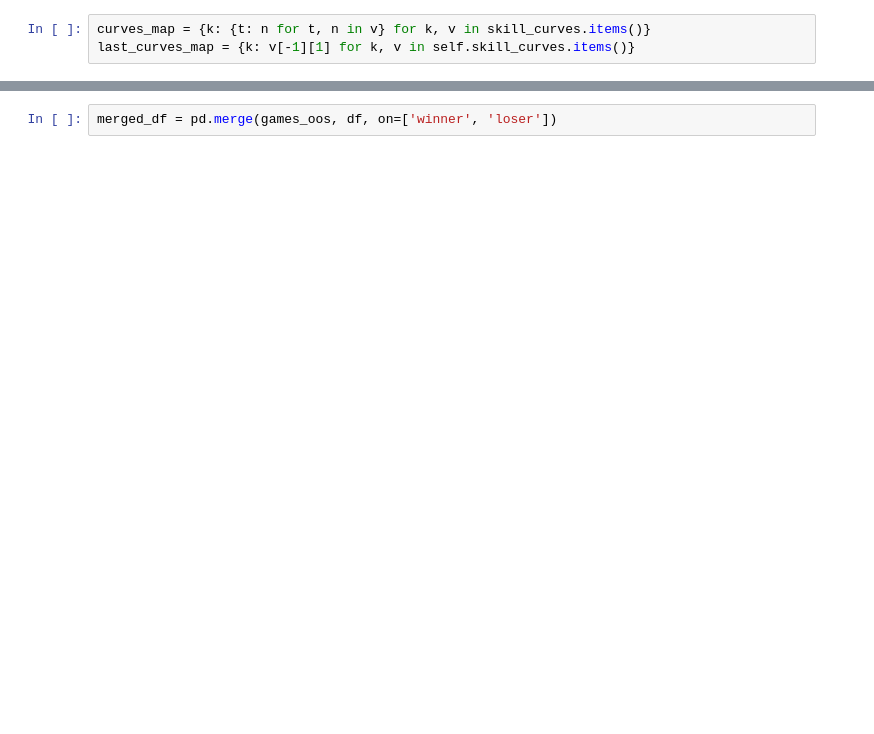
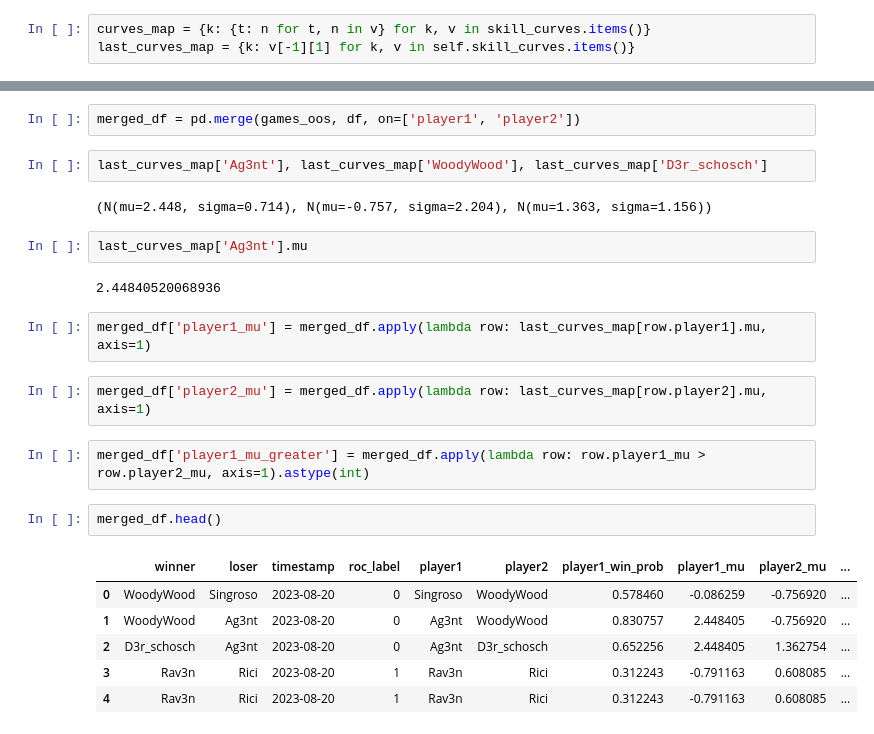
Before and after one commit to Duane321/true_theta, a Jupyter notebook: posts/trueskill/true_skill_wc3_oos_eval_v2.ipynb, the cells around one changed output, grey strips where cells are left out. Saved outputs shown, nothing was run; the diff lists cells and outputs as text; blank space fills up the shorter version.

```diff
--- a/posts/trueskill/true_skill_wc3_oos_eval_v2.ipynb
+++ b/posts/trueskill/true_skill_wc3_oos_eval_v2.ipynb
@@ -357,2 +363,25 @@ df = pd.DataFrame(df, columns=['winner', 'loser', 'winner_win_prob']).dropna()
 # %%
-merged_df = pd.merge(games_oos, df, on=['winner', 'loser'])
+merged_df = pd.merge(games_oos, df, on=['player1', 'player2'])
+# %%
+last_curves_map['Ag3nt'], last_curves_map['WoodyWood'], last_curves_map['D3r_schosch']
+# %% [output]
+(N(mu=2.448, sigma=0.714), N(mu=-0.757, sigma=2.204), N(mu=1.363, sigma=1.156))
+# %%
+last_curves_map['Ag3nt'].mu
+# %% [output]
+2.44840520068936
+# %%
+merged_df['player1_mu'] = merged_df.apply(lambda row: last_curves_map[row.player1].mu, axis=1)
+# %%
+merged_df['player2_mu'] = merged_df.apply(lambda row: last_curves_map[row.player2].mu, axis=1)
+# %%
+merged_df['player1_mu_greater'] = merged_df.apply(lambda row: row.player1_mu > row.player2_mu, axis=1).astype(int)
+# %%
+merged_df.head()
+# %% [output]
+|  | winner | loser | timestamp | roc_label | player1 | player2 | player1_win_prob | player1_mu | player2_mu | ... |
+| 0 | WoodyWood | Singroso | 2023-08-20 | 0 | Singroso | WoodyWood | 0.578460 | -0.086259 | -0.756920 | ... |
+| 1 | WoodyWood | Ag3nt | 2023-08-20 | 0 | Ag3nt | WoodyWood | 0.830757 | 2.448405 | -0.756920 | ... |
+| 2 | D3r_schosch | Ag3nt | 2023-08-20 | 0 | Ag3nt | D3r_schosch | 0.652256 | 2.448405 | 1.362754 | ... |
+| 3 | Rav3n | Rici | 2023-08-20 | 1 | Rav3n | Rici | 0.312243 | -0.791163 | 0.608085 | ... |
+| 4 | Rav3n | Rici | 2023-08-20 | 1 | Rav3n | Rici | 0.312243 | -0.791163 | 0.608085 | ... |
```
Also changed, not shown: parts of 7 cells of this notebook, 3 other files.
